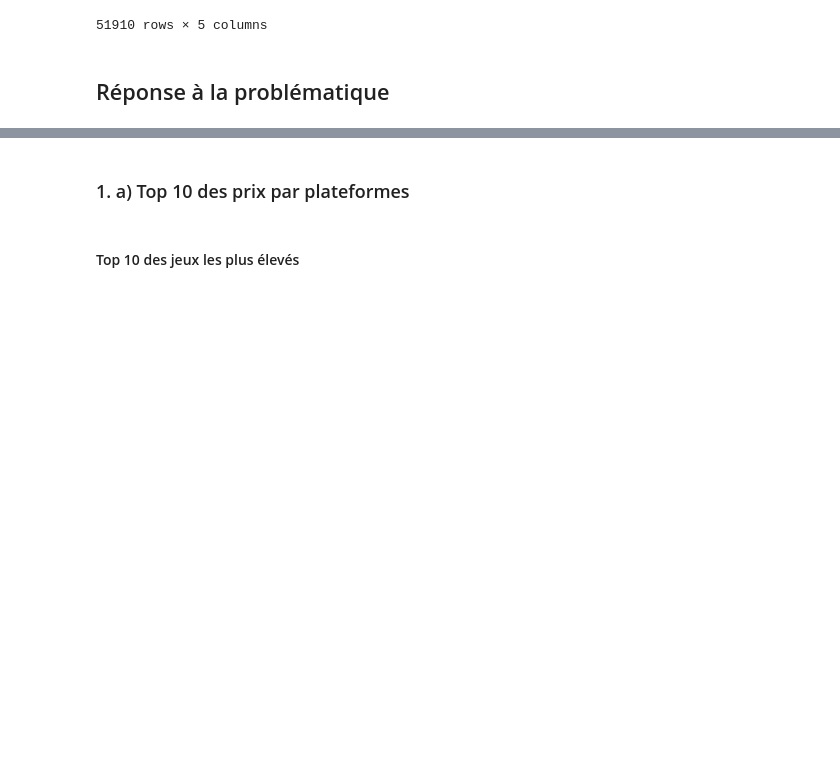
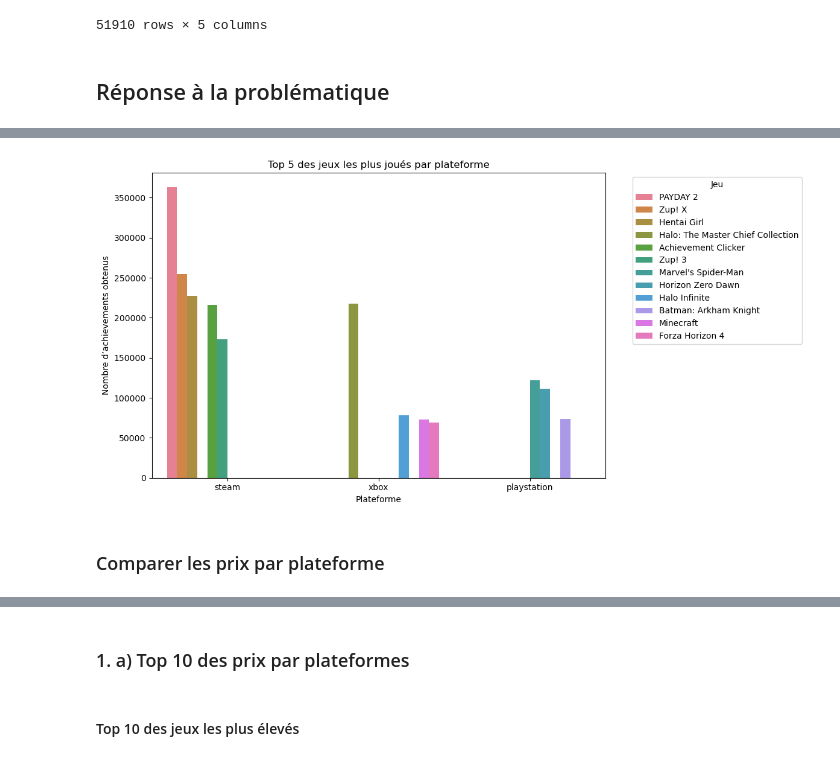
Before and after one commit to isanyams/projet-jeux-video, a Jupyter notebook: projet_jeux_videos_final_isa.ipynb, the cells around one changed output, grey strips where cells are left out. Cells and saved outputs as stored; diff of their text form; code cells hidden in the pictures; blank space fills up the shorter version.

```diff
--- a/projet_jeux_videos_final_isa.ipynb
+++ b/projet_jeux_videos_final_isa.ipynb
@@ -551,0 +673,27 @@ most_reviewed_games.to_csv('clean_data/most_reviewed_games.csv')
+# %%
+# Merge history avec achievements pour récupérer le gameid
+history_merged = history.merge(achievements[['achievementid', 'gameid']], on='achievementid', how='left')
+
+# Supprimer les valeurs manquantes si besoin
+history_merged = history_merged.dropna(subset=['gameid'])
+
+# Compter combien de fois chaque jeu a été joué (via le nombre d’achievements obtenus)
+nb_achats = (
+    history_merged
+    .groupby(['gameid', 'plateforme'])
+    .size()
+    .reset_index(name='nb_sessions')
+)
+
+# Merge avec games pour récupérer le titre et le genre principal
+nb_achats = nb_achats.merge(games[['gameid', 'title', 'main_genre', 'developers', 'publishers']], on='gameid', how='left')
+
+top_jeux_plateform = (
+    nb_achats
+    .sort_values('nb_achats', ascending=False)
+    .drop_duplicates(subset=['plateforme', 'gameid'])  # Évite les doublons si jamais
+    .groupby('plateforme')
+    .head(5)  # Top 5 par plateforme
+)
+
+display(top_jeux_plateform)
@@ -551,0 +717,16 @@ most_reviewed_games.to_csv('clean_data/most_reviewed_games.csv')
+# %%
+import seaborn as sns
+import matplotlib.pyplot as plt
+
+plt.figure(figsize=(12, 6))
+sns.barplot(data=top_jeux_plateform, x='plateforme', y='nb_achats', hue='title')
+plt.title("Top 5 des jeux les plus joués par plateforme")
+plt.xlabel("Plateforme")
+plt.ylabel("Nombre d’achievements obtenus")
+plt.legend(title='Jeu', bbox_to_anchor=(1.05, 1), loc='upper left')
+plt.tight_layout()
+plt.show()
+# %% [output]
+[figure, added]
+# %% [markdown]
+### Comparer les prix par plateforme
```
Also changed, not shown: parts of 28 cells of this notebook.
